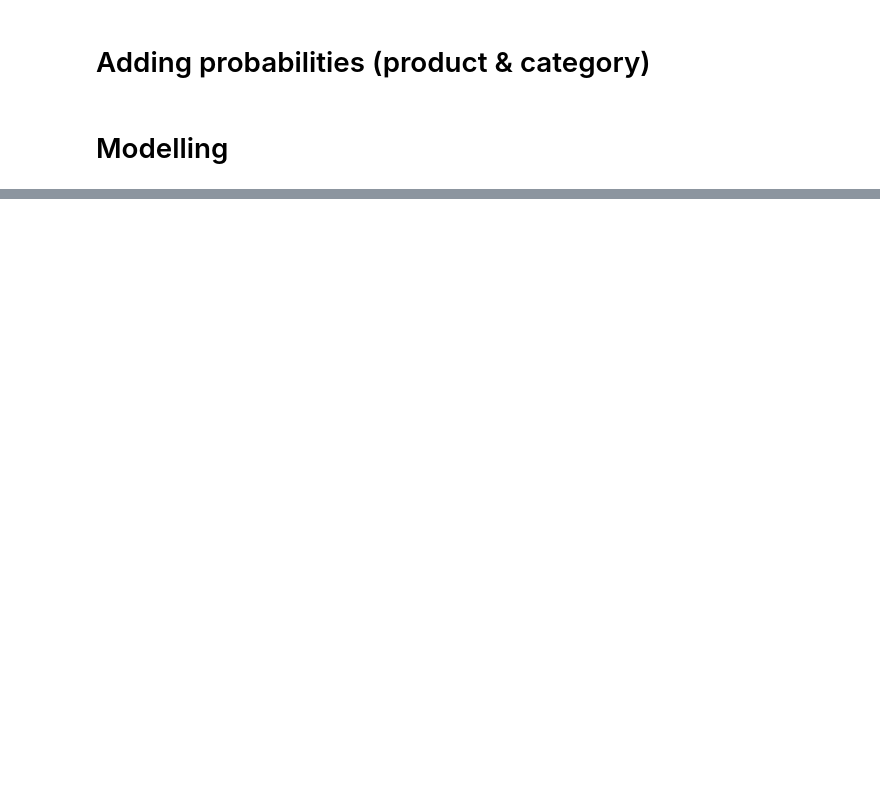
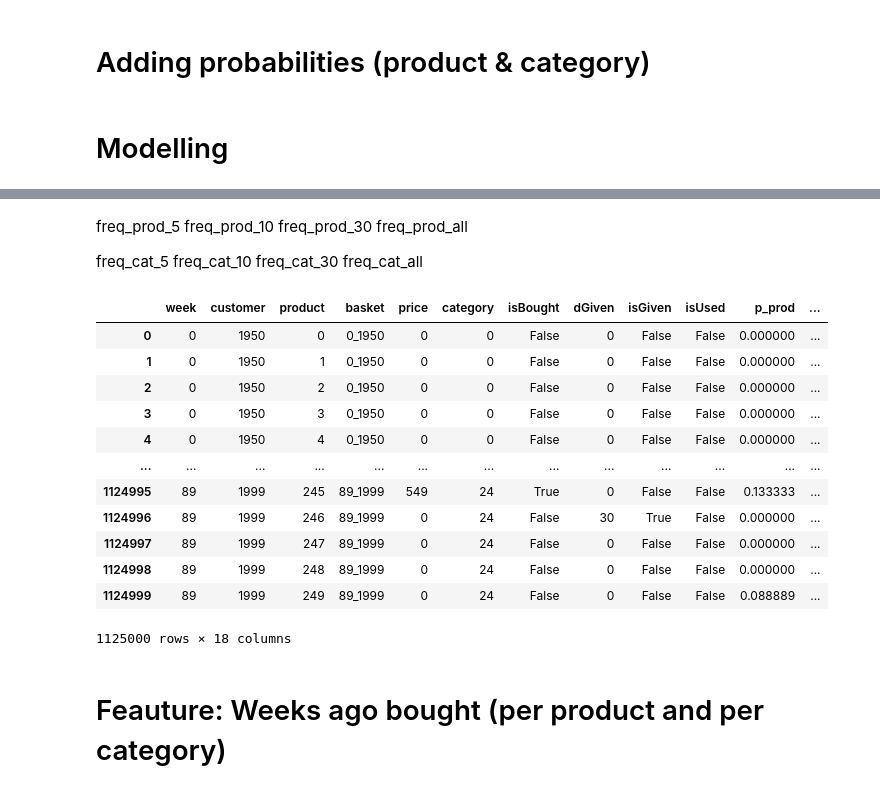
Before and after one commit to stijnbenja/BigData2, a Jupyter notebook: main.ipynb, the cells around one changed output, grey strips where cells are left out. Saved outputs shown, nothing was run; the diff lists cells and outputs as text; code cells hidden in the pictures; blank space fills up the shorter version.

```diff
--- a/main.ipynb
+++ b/main.ipynb
@@ -104 +104,33 @@ Will take 1m 16s
 Loss: 0.066
+# %% [markdown]
+freq_prod_5
+freq_prod_10
+freq_prod_30
+freq_prod_all
+
+freq_cat_5
+freq_cat_10
+freq_cat_30
+freq_cat_all
+# %%
+def get_rolling_frequencies(n_weeks=5):
+
+    rolling_df = pd.DataFrame()
+
+    for week_nr in range(n_weeks,89+1):
+
+        start = week_nr - n_weeks - 1
+        end = week_nr
+
+        single_week = (
+            base[(start < base['week']) & (base['week'] < end)]
+            .groupby(['customer','product'])
+            .agg({'week':'last','isBought':'sum'})
+            .reset_index()
+            )
+
+        single_week['week'] = single_week['week'] + 1
+        single_week['isBought'] = single_week['isBought'] / n_weeks
+        rolling_df = pd.concat([rolling_df, single_week])
+
+    return rolling_df
@@ -104,0 +161,36 @@ Loss: 0.066
+# %%
+rolled = get_rolling_frequencies(n_weeks=5).rename(columns={'isBought':'roll_prod_5'})
+base2 = pd.merge(base, rolled, on=['week','customer','product'],how='left')
+
+rolled = get_rolling_frequencies(n_weeks=10).rename(columns={'isBought':'roll_prod_10'})
+base2 = pd.merge(base2, rolled, on=['week','customer','product'],how='left')
+
+rolled = get_rolling_frequencies(n_weeks=30).rename(columns={'isBought':'roll_prod_30'})
+base2 = pd.merge(base2, rolled, on=['week','customer','product'],how='left')
+
+rolled = get_rolling_frequencies_category(n_weeks=5).rename(columns={'isBought':'roll_cat_5'})
+base2 = pd.merge(base2, rolled, on=['week','customer','category'],how='left')
+
+rolled = get_rolling_frequencies_category(n_weeks=10).rename(columns={'isBought':'roll_cat_10'})
+base2 = pd.merge(base2, rolled, on=['week','customer','category'],how='left')
+
+rolled = get_rolling_frequencies_category(n_weeks=30).rename(columns={'isBought':'roll_cat_30'})
+base2 = pd.merge(base2, rolled, on=['week','customer','category'],how='left')
+# %%
+base2.loc[:,'roll_prod_5':] = base2.loc[:,'roll_prod_5':].fillna(0)
+# %%
+base2
+# %% [output]
+|  | week | customer | product | basket | price | category | isBought | dGiven | isGiven | isUsed | p_prod | ... |
+| 0 | 0 | 1950 | 0 | 0_1950 | 0 | 0 | False | 0 | False | False | 0.000000 | ... |
+| 1 | 0 | 1950 | 1 | 0_1950 | 0 | 0 | False | 0 | False | False | 0.000000 | ... |
+| 2 | 0 | 1950 | 2 | 0_1950 | 0 | 0 | False | 0 | False | False | 0.000000 | ... |
+| 3 | 0 | 1950 | 3 | 0_1950 | 0 | 0 | False | 0 | False | False | 0.000000 | ... |
+| 4 | 0 | 1950 | 4 | 0_1950 | 0 | 0 | False | 0 | False | False | 0.000000 | ... |
+| ... | ... | ... | ... | ... | ... | ... | ... | ... | ... | ... | ... | ... |
+| 1124995 | 89 | 1999 | 245 | 89_1999 | 549 | 24 | True | 0 | False | False | 0.133333 | ... |
+| 1124996 | 89 | 1999 | 246 | 89_1999 | 0 | 24 | False | 30 | True | False | 0.000000 | ... |
+| 1124997 | 89 | 1999 | 247 | 89_1999 | 0 | 24 | False | 0 | False | False | 0.000000 | ... |
+| 1124998 | 89 | 1999 | 248 | 89_1999 | 0 | 24 | False | 0 | False | False | 0.000000 | ... |
+| 1124999 | 89 | 1999 | 249 | 89_1999 | 0 | 24 | False | 0 | False | False | 0.088889 | ... |
+1125000 rows × 18 columns
@@ -104,0 +207,2 @@ Loss: 0.066
+# %% [markdown]
+# Feauture: Weeks ago bought (per product and per category)
```
Also changed, not shown: parts of 10 cells of this notebook, 1 other file.
